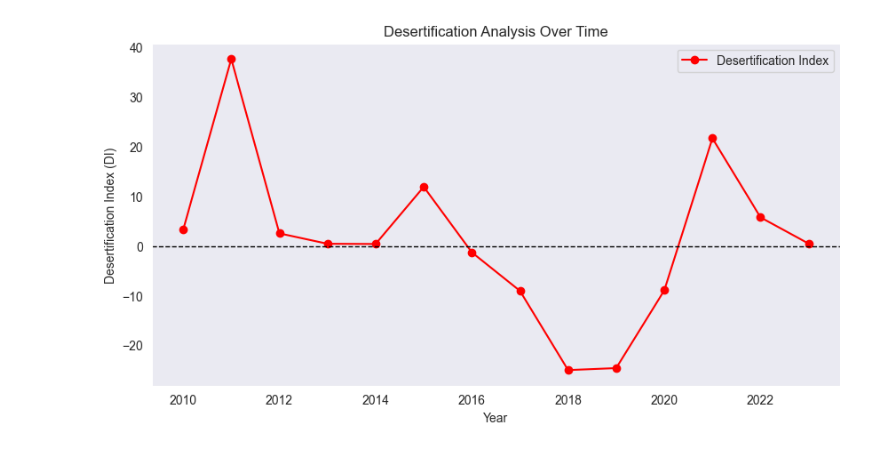
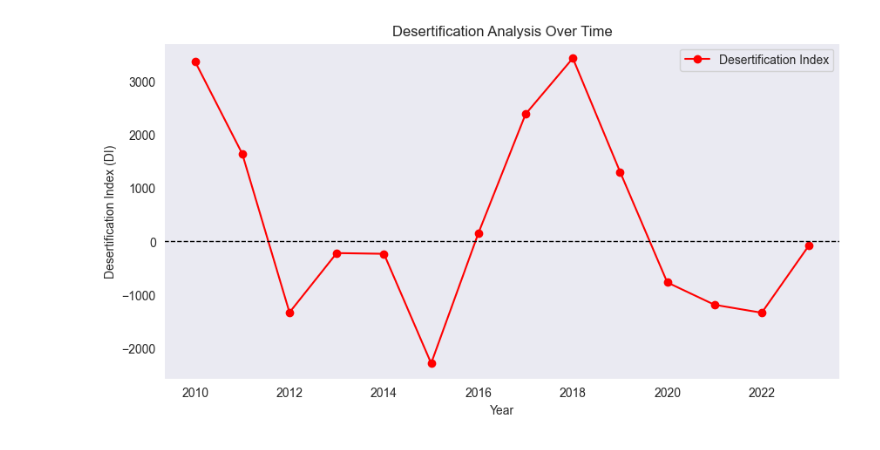
Before and after one commit to CipherCircle-StartHack-2025/code, a Jupyter notebook: analysis land cover.ipynb, the cells around one changed output. Cells and saved outputs as stored; diff of their text form; code cells hidden in the pictures.

```diff
--- a/analysis land cover.ipynb
+++ b/analysis land cover.ipynb
@@ -51,8 +51,8 @@ for filename in sorted(os.listdir(data_folder)):
         with rasterio.open(file_path) as src:
             raw_data = src.read(1)  # Read the first band (land cover classes)
 
-            # ✅ Remove invalid class 255 (Unclassified)
-            cleaned_data = np.where(raw_data == 255, np.nan, raw_data)
+          # ✅ Remove invalid classes (-128, 255)
+            cleaned_data = np.where((raw_data == 255) | (raw_data == -128), np.nan, raw_data)
             land_cover_data[year] = cleaned_data
 
             # ✅ Compute statistics for land cover distribution (excluding invalid pixels)
@@ -181,35 +181,35 @@ years_vegetation, vegetation_values = zip(*vegetation_trend) if vegetation_trend
 
 # ✅ Ensure both lists are the same length (only process overlapping years)
 common_years = list(set(years_barren) & set(years_vegetation))
 common_years.sort()
 
 # 🔹 Get only values for matching years
 barren_values = [barren_values[years_barren.index(y)] for y in common_years]
 vegetation_values = [vegetation_values[years_vegetation.index(y)] for y in common_years]
 
 # 🔹 Compute changes over time (first-order difference)
 delta_barren = np.gradient(barren_values)  # Change in barren land
 delta_vegetation = np.gradient(vegetation_values)  # Change in vegetation
 
 # 🔹 Load Climate Data (Dummy values - replace with actual GEE queries)
 delta_temperature = np.linspace(0.1, 0.5, len(common_years))  # Fake temperature trend
 delta_rainfall = np.linspace(-5, 5, len(common_years))  # Fake rainfall trend
 
 # ✅ Compute the Desertification Index (DI)
-DI = (delta_barren / (np.array(delta_vegetation) + 1e-6)) + (delta_temperature / (delta_rainfall + 1e-6))
+DI = delta_barren
 
 # 🔹 Plot the Desertification Index
 plt.figure(figsize=(10, 5))
 plt.plot(common_years, DI, marker="o", linestyle="-", color="red", label="Desertification Index")
 plt.axhline(0, color="black", linestyle="--", linewidth=1)  # Reference line
 plt.xlabel("Year")
 plt.ylabel("Desertification Index (DI)")
 plt.title("Desertification Analysis Over Time")
 plt.legend()
 plt.grid()
 plt.show()
 # %% [output]
-[figure, old version]
+[figure, new version]
 # %%
 import os
 import numpy as np
```
Also changed, not shown: parts of 8 cells of this notebook.
